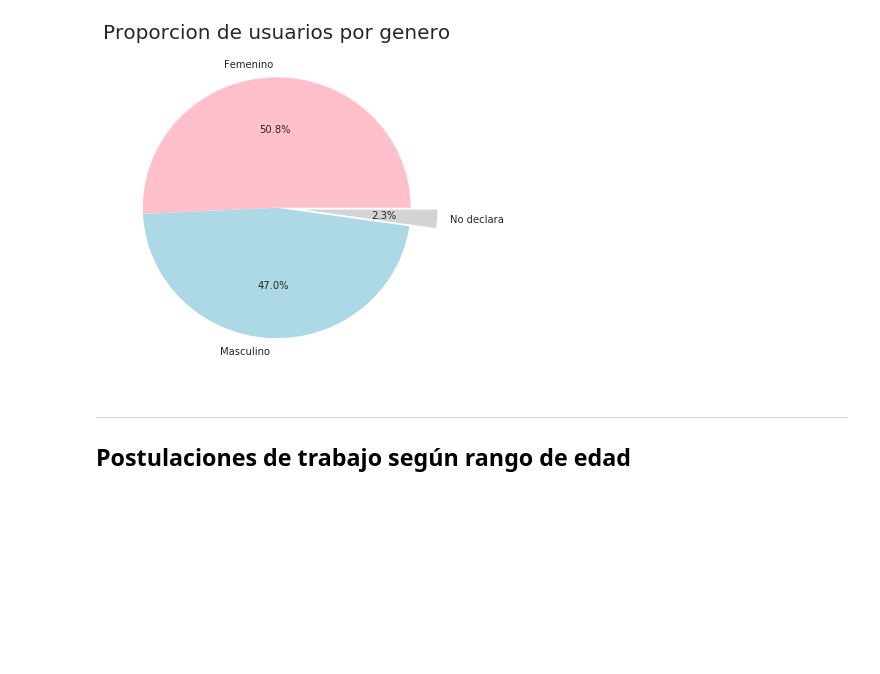
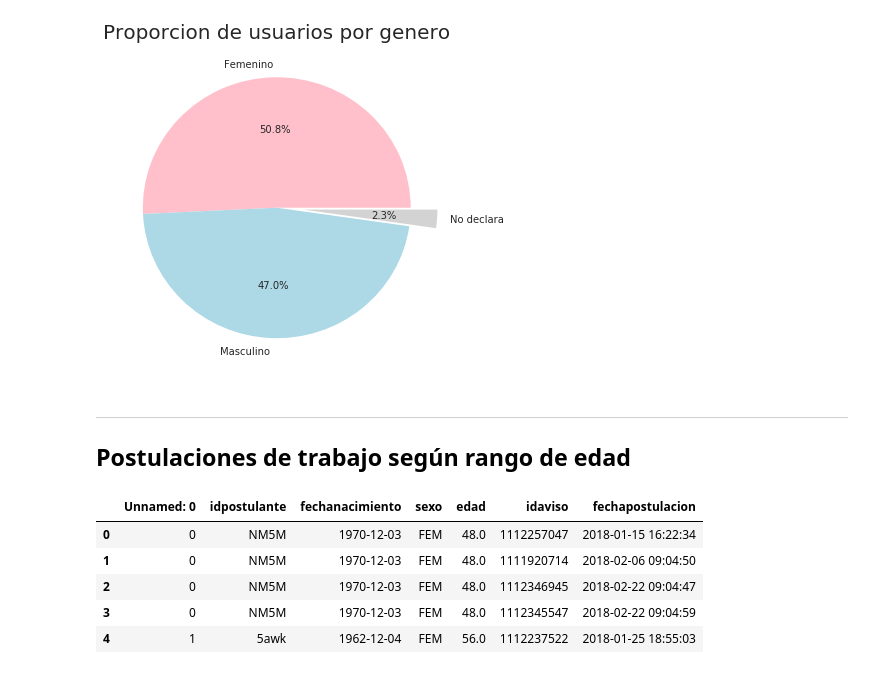
Before and after one commit to javierleyes/OrganizacionDeDatos, a Jupyter notebook: analisisLucas.ipynb, the cells around one changed output. Saved outputs shown, nothing was run; the diff lists cells and outputs as text; code cells hidden in the pictures; blank space fills up the shorter version.

```diff
--- a/analisisLucas.ipynb
+++ b/analisisLucas.ipynb
@@ -63,3 +66,14 @@ plt.show()
 # %% [markdown]
 ---
 ## Postulaciones de trabajo según rango de edad
+# %%
+df_temp = pd.merge(df_postulantes_genero_edad, df_postulaciones,
+         on='idpostulante', how='inner')
+df_temp.head()
+# %% [output]
+|  | Unnamed: 0 | idpostulante | fechanacimiento | sexo | edad | idaviso | fechapostulacion |
+| 0 | 0 | NM5M | 1970-12-03 | FEM | 48.0 | 1112257047 | 2018-01-15 16:22:34 |
+| 1 | 0 | NM5M | 1970-12-03 | FEM | 48.0 | 1111920714 | 2018-02-06 09:04:50 |
+| 2 | 0 | NM5M | 1970-12-03 | FEM | 48.0 | 1112346945 | 2018-02-22 09:04:47 |
+| 3 | 0 | NM5M | 1970-12-03 | FEM | 48.0 | 1112345547 | 2018-02-22 09:04:59 |
+| 4 | 1 | 5awk | 1962-12-04 | FEM | 56.0 | 1112237522 | 2018-01-25 18:55:03 |
```
Also changed, not shown: parts of 4 cells of this notebook, 2 other files.
